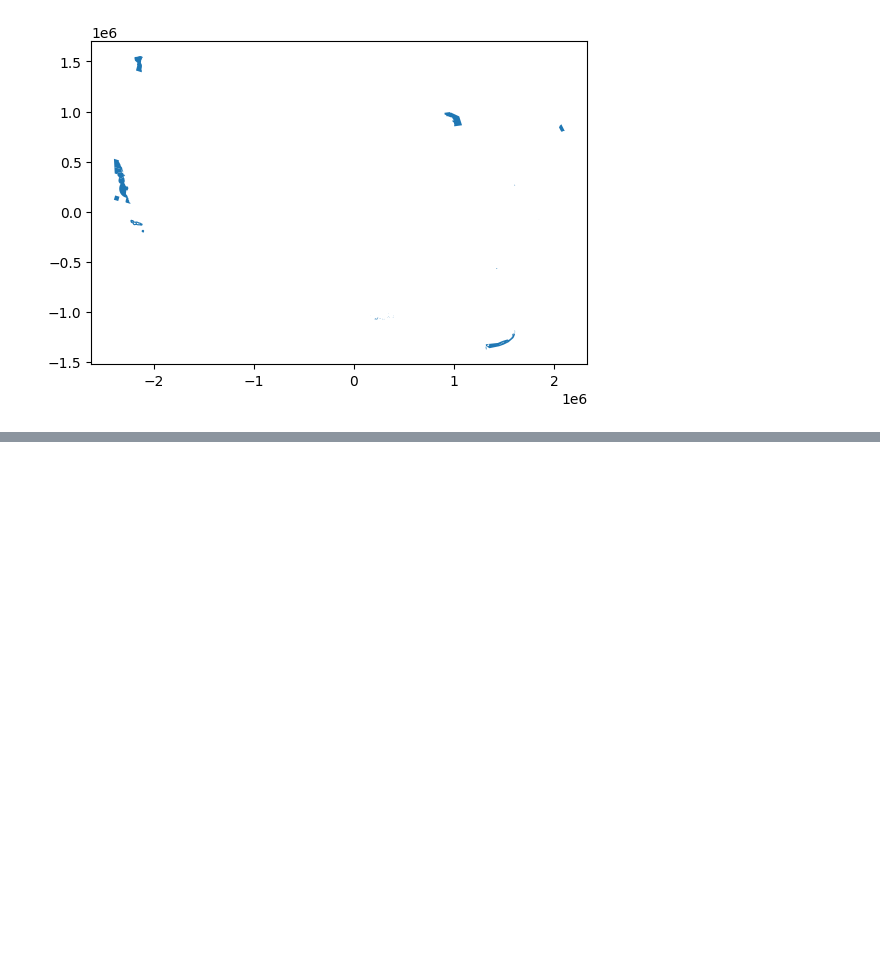
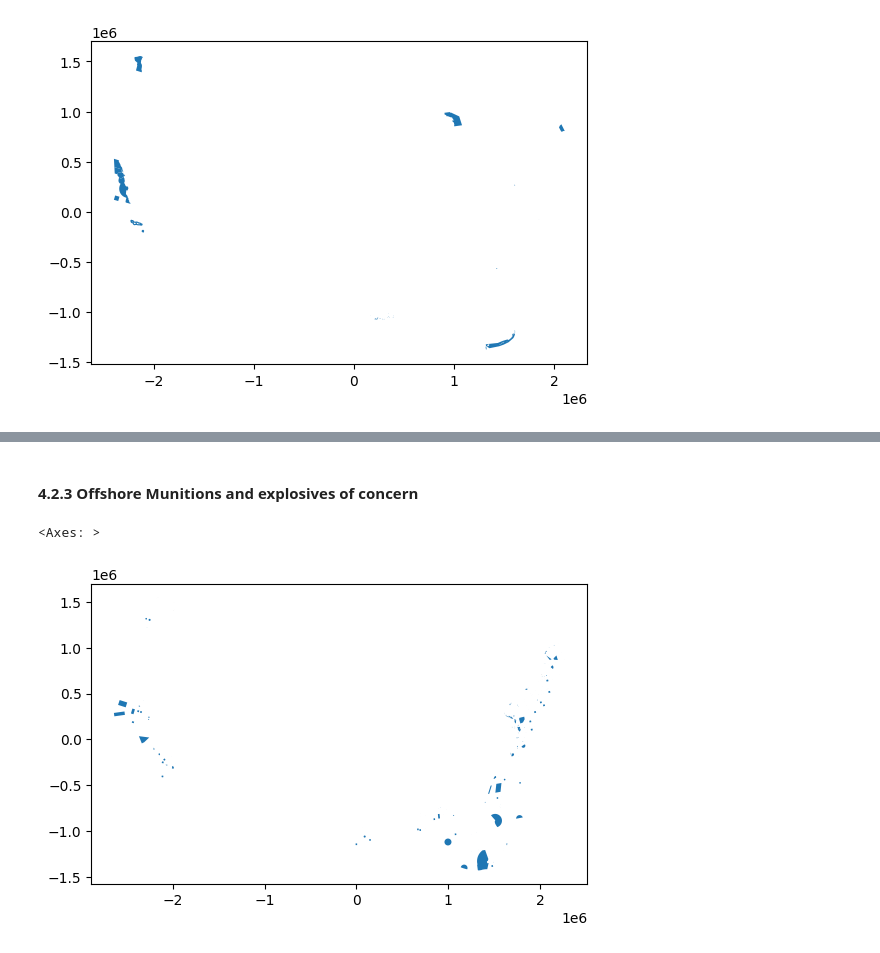
Before and after one commit to IMMM-SFA/gridcerf, a Jupyter notebook: notebooks/build_offshore_wind_exclusions.ipynb, the cells around one changed output, grey strips where cells are left out. Drawn from its saved outputs; the diff is of its cells as text; code cells hidden in the pictures; blank space fills up the shorter version.

```diff
--- a/notebooks/build_offshore_wind_exclusions.ipynb
+++ b/notebooks/build_offshore_wind_exclusions.ipynb
@@ -206,0 +247,16 @@ vector_to_raster(template_raster=template_raster,
+# %% [markdown]
+#### 4.2.3 Offshore Munitions and explosives of concern
+# %%
+# read in shapefile  and project to our GRIDCERF projection
+munitions_gdf = gpd.read_file(offshore_munitions_shpfile).to_crs(crs)
+
+# only keep marine sanctuaries within our GRIDCERF boundary
+munitions_gdf = gpd.clip(munitions_gdf, bdf)
+
+# add field to use for rasterization
+munitions_gdf["value"] = 1
+
+munitions_gdf.plot()
+# %% [output]
+<Axes: >
+[figure, added]
```
Also changed, not shown: parts of 10 cells of this notebook.
